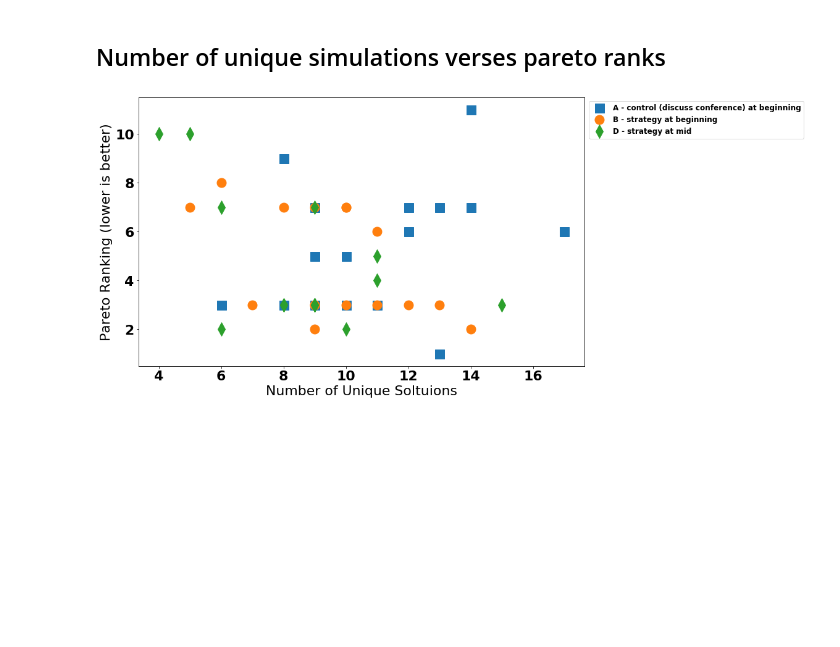
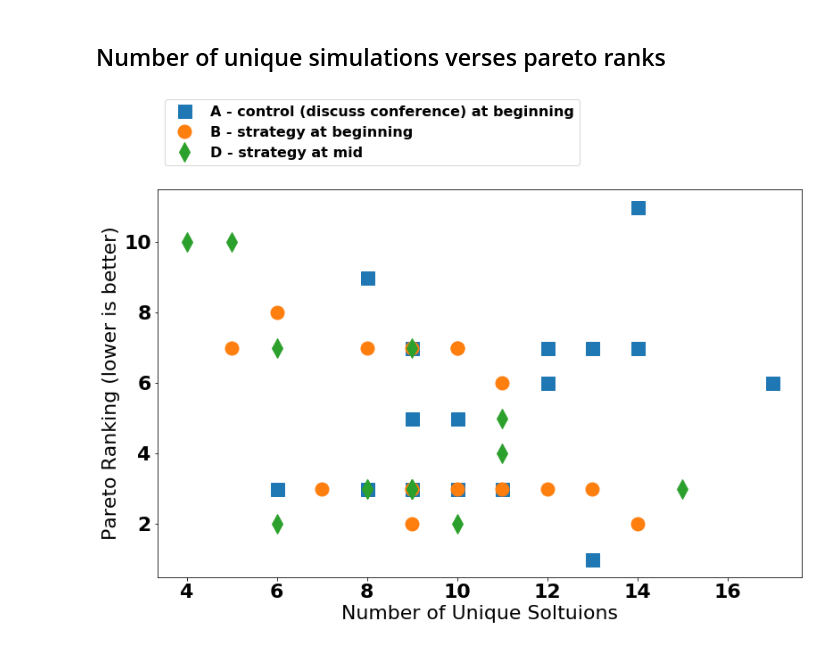
Before and after one commit to MIT-GTL-Open-Source-Public/Learning2019-PostProcessing, a Jupyter notebook: SimpleRankOrdersJupyter/NumberOfSimulationsVsParetoRanks.ipynb, the cells around one changed output. Cells and saved outputs as stored; diff of their text form; code cells hidden in the pictures; blank space fills up the shorter version.

```diff
--- a/SimpleRankOrdersJupyter/NumberOfSimulationsVsParetoRanks.ipynb
+++ b/SimpleRankOrdersJupyter/NumberOfSimulationsVsParetoRanks.ipynb
@@ -127,23 +127,23 @@ with open(DATA_FILE_PARETO, 'r') as csvfile:
 # %%
 paretoRanksA = [analyzed_data[k].pareto_ranks_fine for k in analyzed_data.keys() if analyzed_data[k].condition == 'A' ]
 paretoRanksB = [analyzed_data[k].pareto_ranks_fine for k in analyzed_data.keys() if analyzed_data[k].condition == 'B' ]
 paretoRanksD = [analyzed_data[k].pareto_ranks_fine for k in analyzed_data.keys() if analyzed_data[k].condition == 'D' ]
 
 allData = paretoRanksA + paretoRanksB + paretoRanksD
 
 import scipy.stats
 rankedData = scipy.stats.rankdata(allData, method='dense')
 paretoRanksA = rankedData[0:len(paretoRanksA)]
 paretoRanksB = rankedData[len(paretoRanksA):len(paretoRanksA)+len(paretoRanksB)]
 paretoRanksD = rankedData[len(paretoRanksA)+len(paretoRanksB):]
 
 plt.figure(figsize=golden_ratio*8)
 plt.plot(uniqueSimsA, paretoRanksA, marker="s", linewidth=0, markersize=15)
 plt.plot(uniqueSimsB, paretoRanksB, marker="o", linewidth=0, markersize=15)
 plt.plot(uniqueSimsD, paretoRanksD, marker="d", linewidth=0, markersize=15)
 plt.xlabel("Number of Unique Soltuions")
 plt.ylabel("Pareto Ranking (lower is better)")
-plt.legend(conditions, fontsize=12, loc='upper right', bbox_to_anchor=(1.5,1))
+plt.legend(conditions, fontsize=16, loc='upper left', bbox_to_anchor=(0,1.25))
 plt.show()
 # %% [output]
-[figure, old version]
+[figure, new version]
```
Also changed, not shown: 3 other files.
